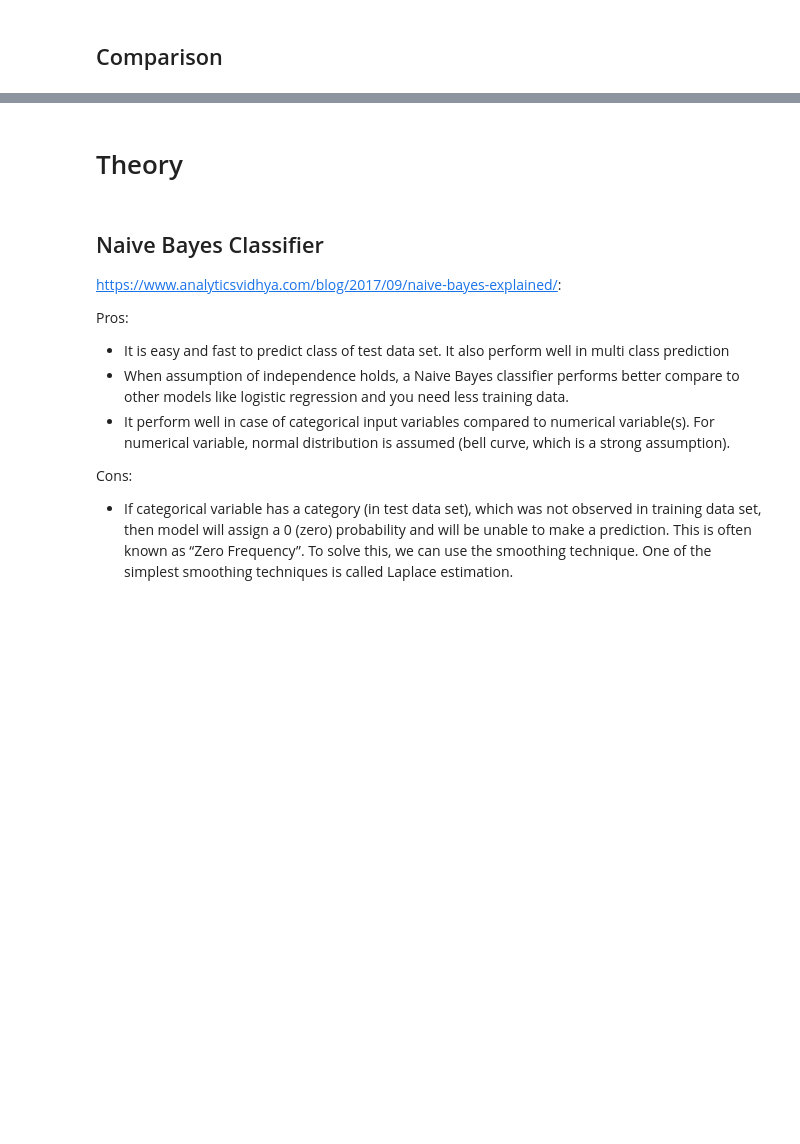
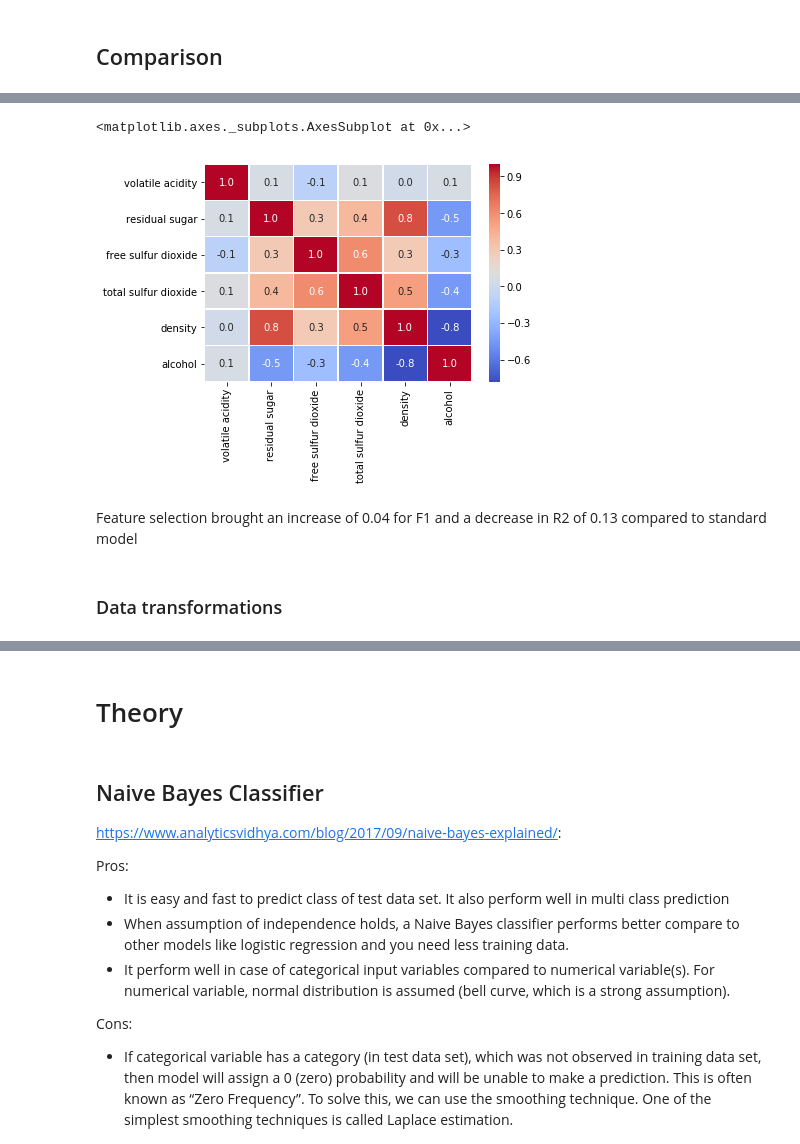
Before and after one commit to GeJulia/wineForTheWin, a Jupyter notebook: Andrej_aktuell.ipynb, the cells around one changed output, grey strips where cells are left out. Cells and saved outputs as stored; diff of their text form; code cells hidden in the pictures; blank space fills up the shorter version.

```diff
--- a/Andrej_aktuell.ipynb
+++ b/Andrej_aktuell.ipynb
@@ -463,0 +326,5 @@ avg / total       0.59      0.58      0.59      1599
+# %%
+sns.heatmap(white_data_selected.corr(),cmap='coolwarm',annot=True, linewidths=.5, fmt= '.1f')
+# %% [output]
+<matplotlib.axes._subplots.AxesSubplot at 0x...>
+[figure, added]
@@ -463,0 +350,4 @@ avg / total       0.59      0.58      0.59      1599
+# %% [markdown]
+Feature selection brought an increase of 0.04 for F1 and a decrease in R2 of 0.13 compared to standard model
+# %% [markdown]
+### Data transformations
```
Also changed, not shown: parts of 79 cells of this notebook.
